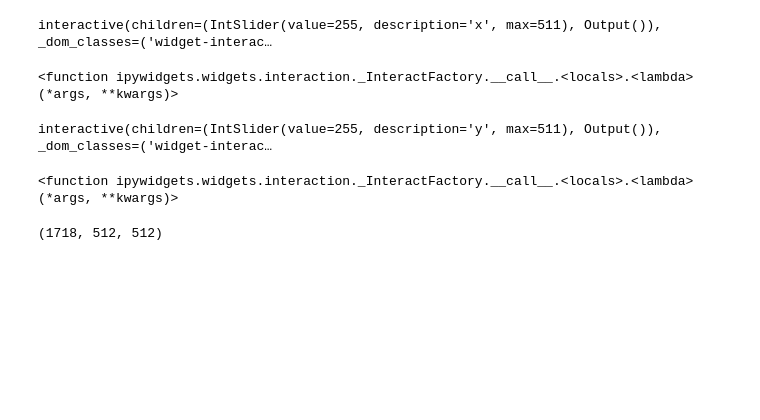
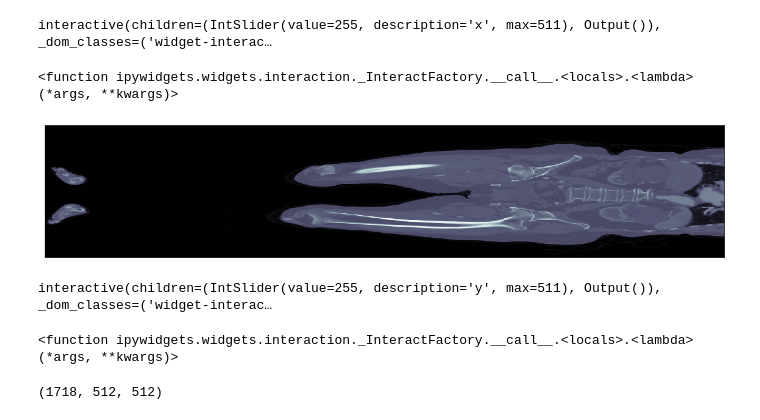
Before and after one commit to vbakhteev/CT-aorta-segmentation, a Jupyter notebook: notebooks/visualisation.ipynb, the cells around one changed output. Drawn from its saved outputs; the diff is of its cells as text; code cells hidden in the pictures; blank space fills up the shorter version.

```diff
--- a/notebooks/visualisation.ipynb
+++ b/notebooks/visualisation.ipynb
@@ -25,6 +35,10 @@ interact(patient.longitudinal_plot, x=(0, patient.shape[2]-1))
 # %% [output]
 interactive(children=(IntSlider(value=255, description='x', max=511), Output()), _dom_classes=('widget-interac…
 <function ipywidgets.widgets.interaction._InteractFactory.__call__.<locals>.<lambda>(*args, **kwargs)>
+# %%
+patient.frontal_plot(y=300)
+# %% [output]
+[figure, added]
 # %%
 interact(patient.frontal_plot, y=(0, patient.shape[1]-1))
 # %% [output]
```
Also changed, not shown: parts of 3 cells of this notebook.
